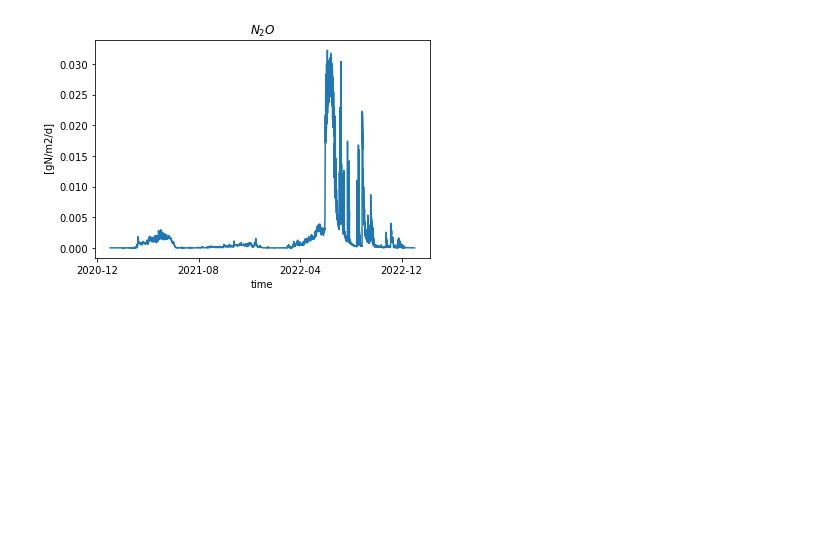
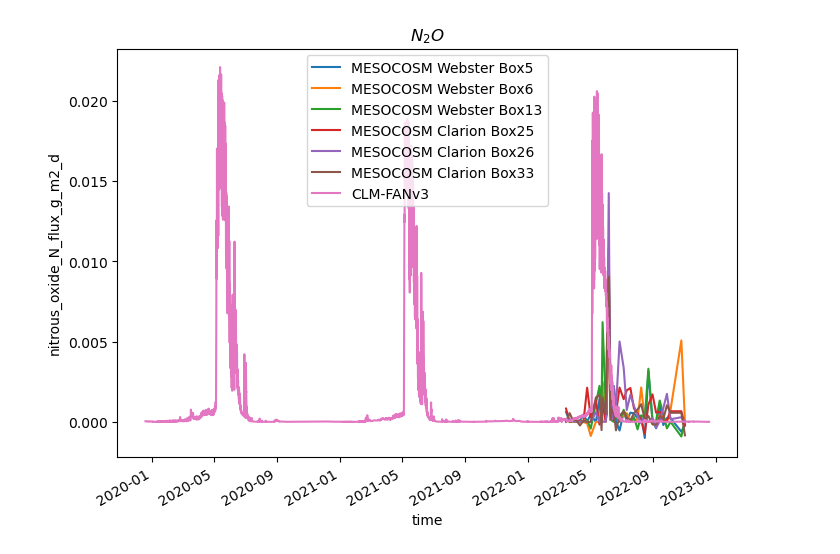
Before and after one commit to jinmuluo/pymaps, a Jupyter notebook: SP_plot.ipynb, the cells around one changed output. Cells and saved outputs as stored; diff of their text form; code cells hidden in the pictures; blank space fills up the shorter version.

```diff
--- a/SP_plot.ipynb
+++ b/SP_plot.ipynb
@@ -8,8 +8,8 @@ from dateutil.relativedelta import relativedelta
 import cftime
 # %%
 case = "MESOCOM"
-path = "/glade/scratch/jinmuluo/archive/MESOCOM/lnd/hist/"
-start_date = date(2014, 1, 1)
+path = "/glade/scratch/jinmuluo/archive/MESOCOM1.2WC/lnd/hist/"
+start_date = date(2020, 1, 1)
 end_date = date(2023, 1, 1)
 NO_LEAP = True
 
@@ -51,6 +52,11 @@ dsNO['date'] = pd.to_datetime(dsNO['date']) + pd.Timedelta(hours=0, minutes=0, s
 dsNO.set_index(['soil', 'N_rate_kg_ha', 'Block', 'date'], inplace=True)
 dsNO = dsNO.sort_index()
 #dsNO.index = [(x - datetime(1970, 1, 1)).days for x in dsNO.index]
+# %%
+dsN2O = pd.read_csv(p2+'mesocosm_ghg_flux_data_2022.csv')
+dsN2O['date'] = pd.to_datetime(dsN2O['date']) + pd.Timedelta(hours=0, minutes=0, seconds=0)
+dsN2O.set_index(['soil', 'N_rate_num', 'block', 'date'], inplace=True)
+dsN2O = dsN2O.sort_index()
 # %%
 NO = (dsCLM.NOx_NITRIFY_TOTAL + dsCLM.NOx_DENITRIFY_TOTAL + dsCLM.F_NOx_NIT + dsCLM.F_NOx_DENIT)*1e9*30/14
 NO.attrs['units'] = "nmol/m2/s"
@@ -72,12 +82,24 @@ plt.show()
 # %%
-N2O = (dsCLM.N2O_NITRIFY_TOTAL + dsCLM.N2O_DENITRIFY_TOTAL+ dsCLM.F_N2O_NIT + dsCLM.F_N2O_DENIT)*24*3600
+N2O = (dsCLM.N2O_NITRIFY_TOTAL + dsCLM.F_N2O_NIT + dsCLM.N2O_DENITRIFY_TOTAL+ dsCLM.F_N2O_DENIT)*24*3600
 N2O.attrs['units'] = "gN/m2/d"
-N2O.plot()
-plt.title("$N_2O$")
-plt.savefig("N2O_emission.jpg", dpi=250)
+N2O['time'] = [cftime.date2num(x, "days since 1970-01-01") for x in N2O.time]
+
+fig, ax = plt.subplots(figsize=(8, 6))
+dsN2O.loc[('Webster', 123, 'B5'), 'nitrous_oxide_N_flux_g_m2_d'].plot(ax=ax, label='MESOCOSM Webster Box5')
+dsN2O.loc[('Webster', 123, 'B6'), 'nitrous_oxide_N_flux_g_m2_d'].plot(ax=ax, label='MESOCOSM Webster Box6')
+dsN2O.loc[('Webster', 123, 'B13'), 'nitrous_oxide_N_flux_g_m2_d'].plot(ax=ax, label='MESOCOSM Webster Box13')
+dsN2O.loc[('Clarion', 123, 'B25'), 'nitrous_oxide_N_flux_g_m2_d'].plot(ax=ax, label='MESOCOSM Clarion Box25')
+dsN2O.loc[('Clarion', 123, 'B26'), 'nitrous_oxide_N_flux_g_m2_d'].plot(ax=ax, label='MESOCOSM Clarion Box26')
+dsN2O.loc[('Clarion', 123, 'B33'), 'nitrous_oxide_N_flux_g_m2_d'].plot(ax=ax, label='MESOCOSM Clarion Box33')
+N2O.plot(ax=ax, label='CLM-FANv3')
+
+ax.set_title("$N_2O$")
+ax.set_ylabel("nitrous_oxide_N_flux_g_m2_d")
+ax.legend()
+fig.savefig("N2O_emission.jpg", dpi=200)
 plt.show()
 # %% [output]
-[figure, old version]
+[figure, new version]
 # %%
 NH3 = dsCLM.NH3_TOTAL*24*3600
 NH3.attrs['units'] = "gN/m2/d"
```
Also changed, not shown: parts of 13 cells of this notebook, 10 other files.
